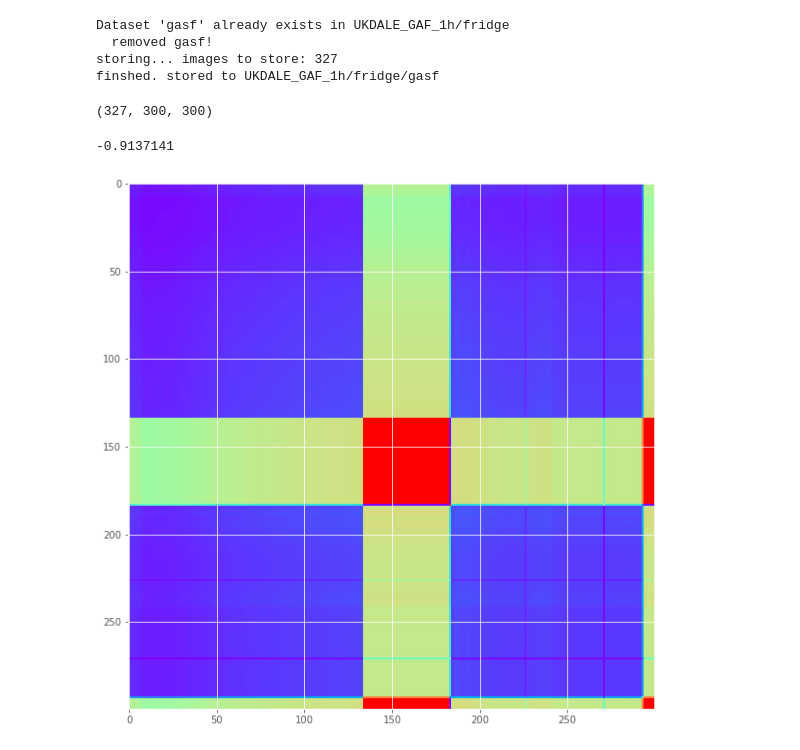
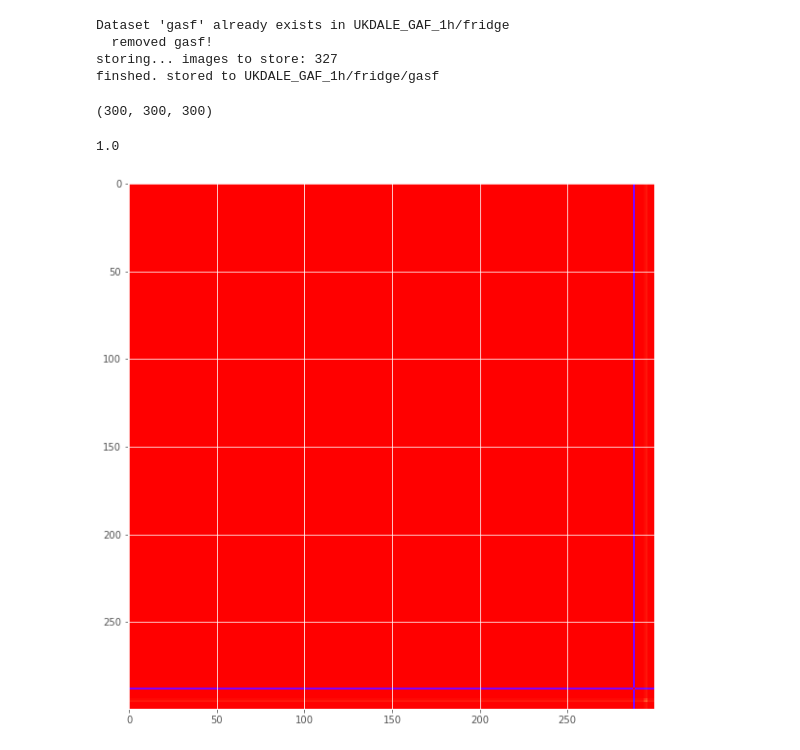
Before and after one commit to jenkoj/ts2img, a Jupyter notebook: ukdale_generate_dataset.ipynb, the cells around one changed output. Saved outputs shown, nothing was run; the diff lists cells and outputs as text; code cells hidden in the pictures.

```diff
--- a/ukdale_generate_dataset.ipynb
+++ b/ukdale_generate_dataset.ipynb
@@ -283,18 +325,22 @@ storing... images to store: 327
 finshed. stored to UKDALE_GAF_1h/fridge/gasf
 # %%
 #retrieve stored images
-ret_img_stack = read_many_hdf5("fridge","gasf")
+ret_img_stack = read_many_hdf5("toaster","gasf")
+ret_img_stack_fridge = read_many_hdf5("fridge","gasf")
 ret_img_stack.shape
 # %% [output]
-(327, 300, 300)
+(300, 300, 300)
 # %%
 # Show retrieved image
 fig, ax = plt.subplots()
-ax.imshow(ret_img_stack[129], cmap='rainbow')
-ret_img_stack[129][50][50]
+ax.imshow(ret_img_stack[3], cmap='rainbow')
+ax.imshow(ret_img_stack[3], cmap='rainbow')
+ax.imshow(ret_img_stack[2], cmap='rainbow')
+
+ret_img_stack[1][50][50]
 # %% [output]
--0.9137141
+1.0
-[figure, old version]
+[figure, new version]
 # %%
 appl = elec.appliances
 num_of_appliances = len(appl)
```
Also changed, not shown: parts of 12 cells of this notebook.
